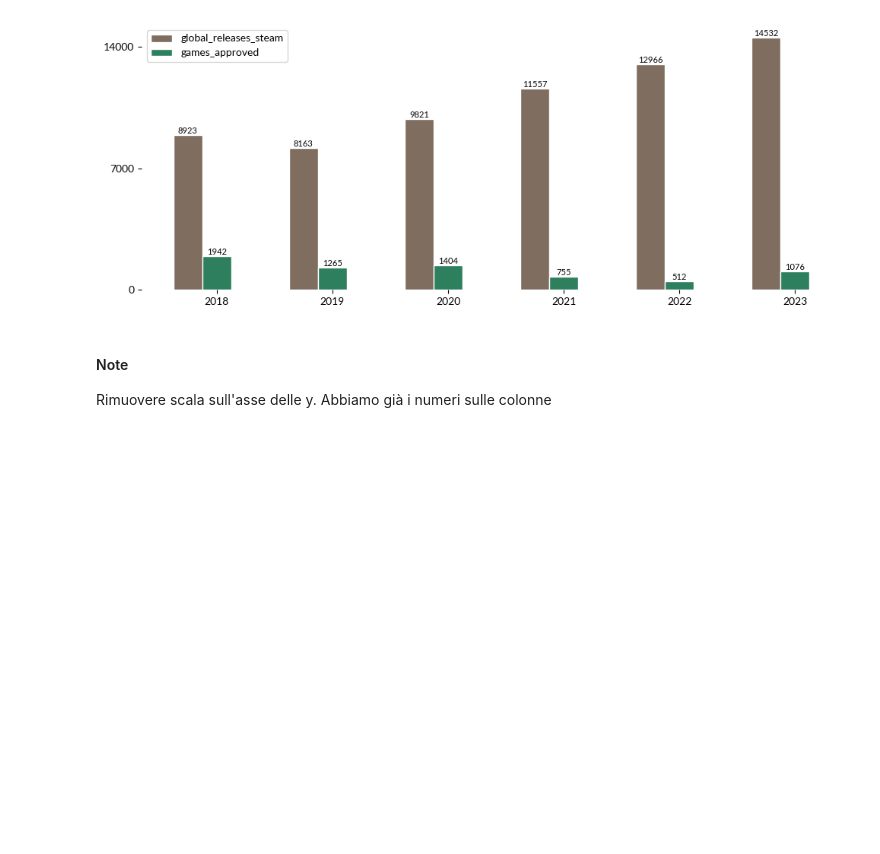
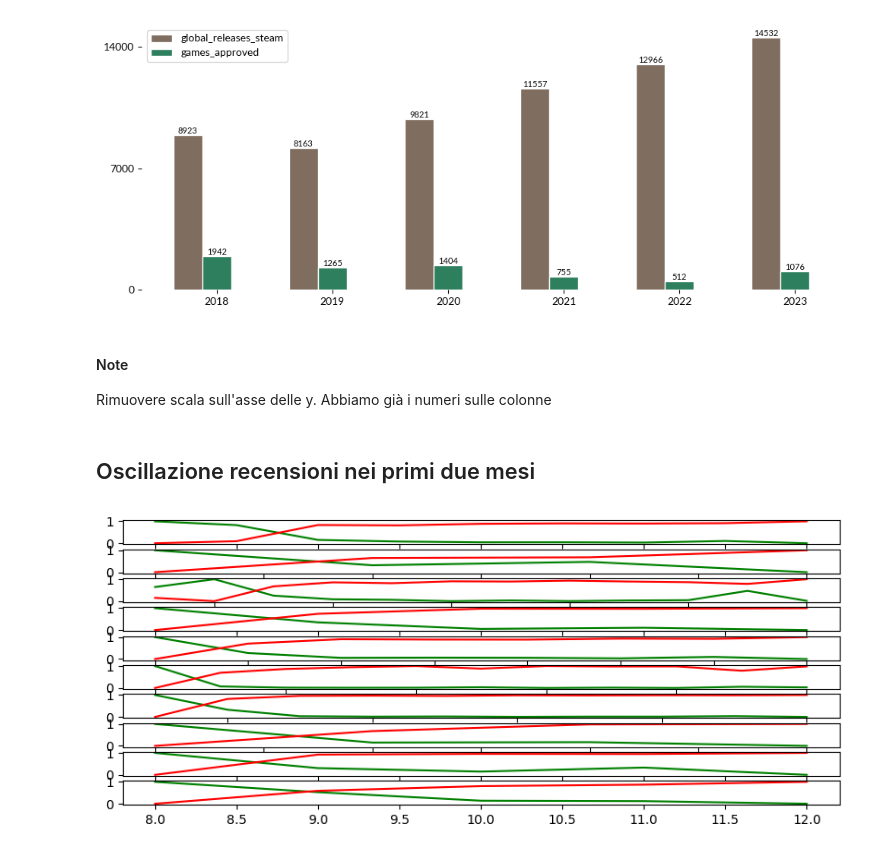
Before and after one commit to demic-dev/vs-project, a Jupyter notebook: charts.ipynb, the cells around one changed output. Saved outputs shown, nothing was run; the diff lists cells and outputs as text; code cells hidden in the pictures; blank space fills up the shorter version.

```diff
--- a/charts.ipynb
+++ b/charts.ipynb
@@ -234,3 +253,15 @@ plt.show()
 #### Note
 
 Rimuovere scala sull'asse delle y. Abbiamo già i numeri sulle colonne
+# %% [markdown]
+## Oscillazione recensioni nei primi due mesi
+# %%
+fig, axs = plt.subplots(len(games), figsize=(10,4))
+
+for index, game in enumerate(games):
+    df = games[game]['df']
+
+    axs[index].plot(df['month'], df['+scaled'], color="green")
+    axs[index].plot(df['month'], df['-scaled'], color="red")
+# %% [output]
+[figure, added]
```
Also changed, not shown: parts of 7 cells of this notebook, 19 other files.
